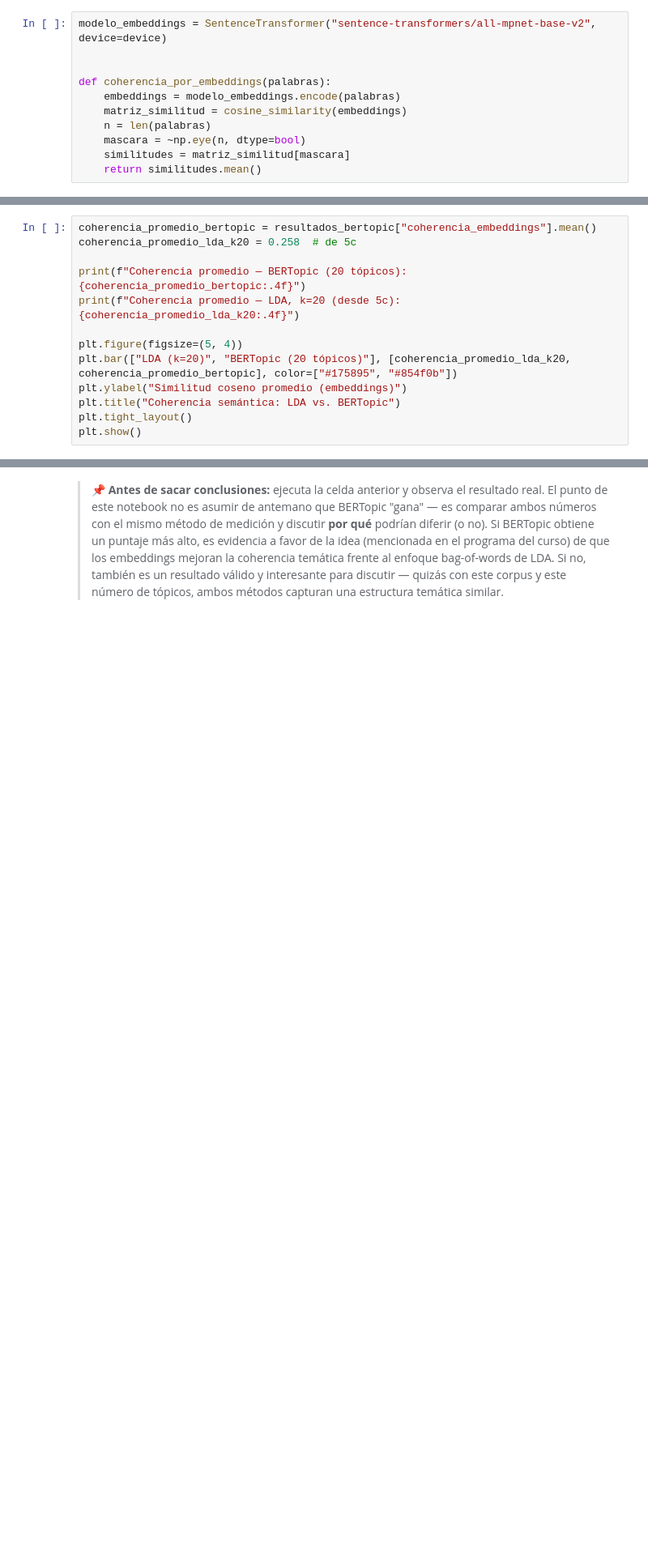
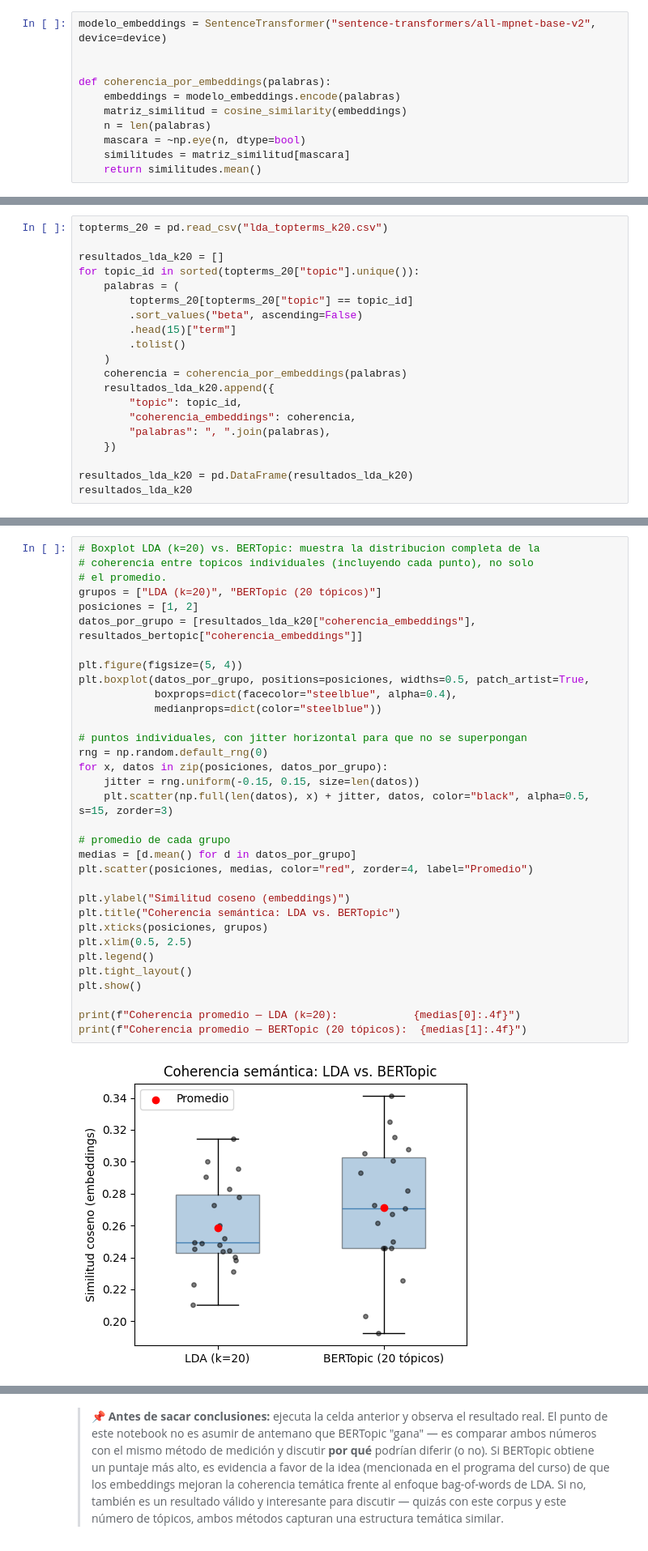
Before and after one commit to fdiaz1968/NLP, a Jupyter notebook: docs/clases/Unidad_5d_Bertopic.ipynb, the cells around one changed output, grey strips where cells are left out. Shown at 81% size. Drawn from its saved outputs; the diff is of its cells as text; blank space fills up the shorter version.

```diff
--- a/docs/clases/Unidad_5d_Bertopic.ipynb
+++ b/docs/clases/Unidad_5d_Bertopic.ipynb
@@ -238,0 +535,20 @@ En 5c, la coherencia promedio de LDA con $k=20$ fue de aproximadamente **0.258**
+# %%
+topterms_20 = pd.read_csv("lda_topterms_k20.csv")
+
+resultados_lda_k20 = []
+for topic_id in sorted(topterms_20["topic"].unique()):
+    palabras = (
+        topterms_20[topterms_20["topic"] == topic_id]
+        .sort_values("beta", ascending=False)
+        .head(15)["term"]
+        .tolist()
+    )
+    coherencia = coherencia_por_embeddings(palabras)
+    resultados_lda_k20.append({
+        "topic": topic_id,
+        "coherencia_embeddings": coherencia,
+        "palabras": ", ".join(palabras),
+    })
+
+resultados_lda_k20 = pd.DataFrame(resultados_lda_k20)
+resultados_lda_k20
@@ -239,13 +586,35 @@ En 5c, la coherencia promedio de LDA con $k=20$ fue de aproximadamente **0.258**
 # %%
-coherencia_promedio_bertopic = resultados_bertopic["coherencia_embeddings"].mean()
-coherencia_promedio_lda_k20 = 0.258  # de 5c
-
-print(f"Coherencia promedio — BERTopic (20 tópicos): {coherencia_promedio_bertopic:.4f}")
-print(f"Coherencia promedio — LDA, k=20 (desde 5c):   {coherencia_promedio_lda_k20:.4f}")
+# Boxplot LDA (k=20) vs. BERTopic: muestra la distribucion completa de la
+# coherencia entre topicos individuales (incluyendo cada punto), no solo
+# el promedio.
+grupos = ["LDA (k=20)", "BERTopic (20 tópicos)"]
+posiciones = [1, 2]
+datos_por_grupo = [resultados_lda_k20["coherencia_embeddings"], resultados_bertopic["coherencia_embeddings"]]
 
 plt.figure(figsize=(5, 4))
-plt.bar(["LDA (k=20)", "BERTopic (20 tópicos)"], [coherencia_promedio_lda_k20, coherencia_promedio_bertopic], color=["#175895", "#854f0b"])
-plt.ylabel("Similitud coseno promedio (embeddings)")
+plt.boxplot(datos_por_grupo, positions=posiciones, widths=0.5, patch_artist=True,
+            boxprops=dict(facecolor="steelblue", alpha=0.4),
+            medianprops=dict(color="steelblue"))
+
+# puntos individuales, con jitter horizontal para que no se superpongan
+rng = np.random.default_rng(0)
+for x, datos in zip(posiciones, datos_por_grupo):
+    jitter = rng.uniform(-0.15, 0.15, size=len(datos))
+    plt.scatter(np.full(len(datos), x) + jitter, datos, color="black", alpha=0.5, s=15, zorder=3)
+
+# promedio de cada grupo
+medias = [d.mean() for d in datos_por_grupo]
+plt.scatter(posiciones, medias, color="red", zorder=4, label="Promedio")
+
+plt.ylabel("Similitud coseno (embeddings)")
 plt.title("Coherencia semántica: LDA vs. BERTopic")
+plt.xticks(posiciones, grupos)
+plt.xlim(0.5, 2.5)
+plt.legend()
 plt.tight_layout()
 plt.show()
+
+print(f"Coherencia promedio — LDA (k=20):            {medias[0]:.4f}")
+print(f"Coherencia promedio — BERTopic (20 tópicos):  {medias[1]:.4f}")
+# %% [output]
+[figure, added]
```
Also changed, not shown: parts of 47 cells of this notebook, 2 other files.
